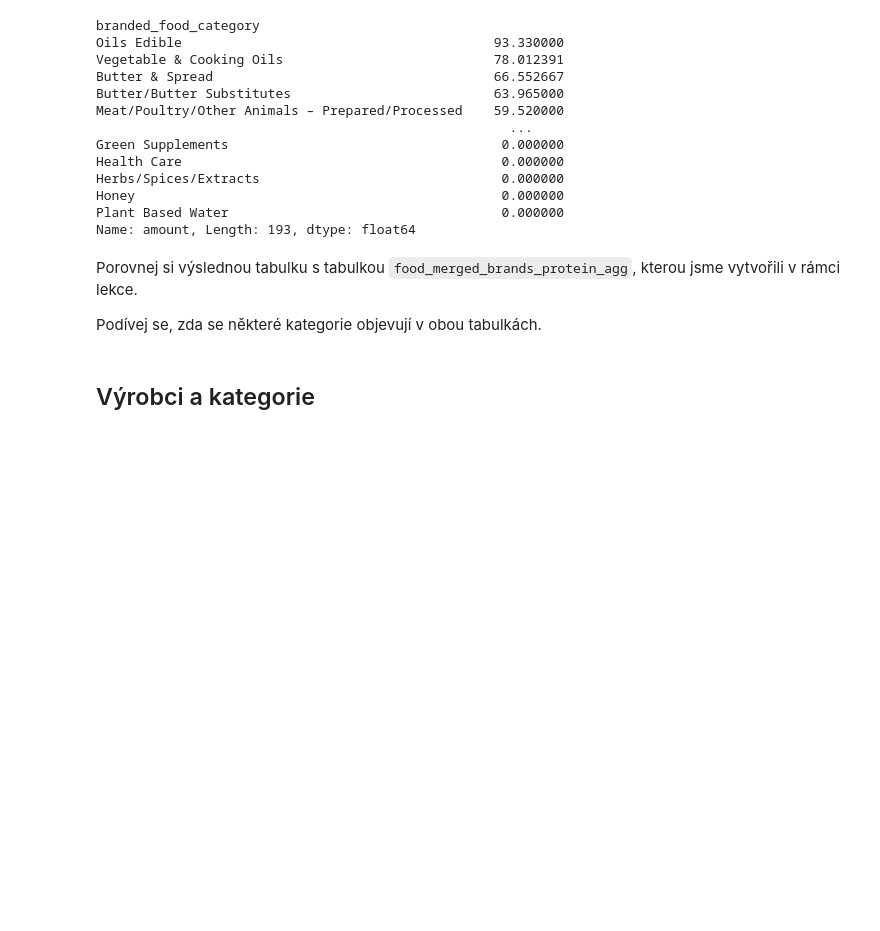
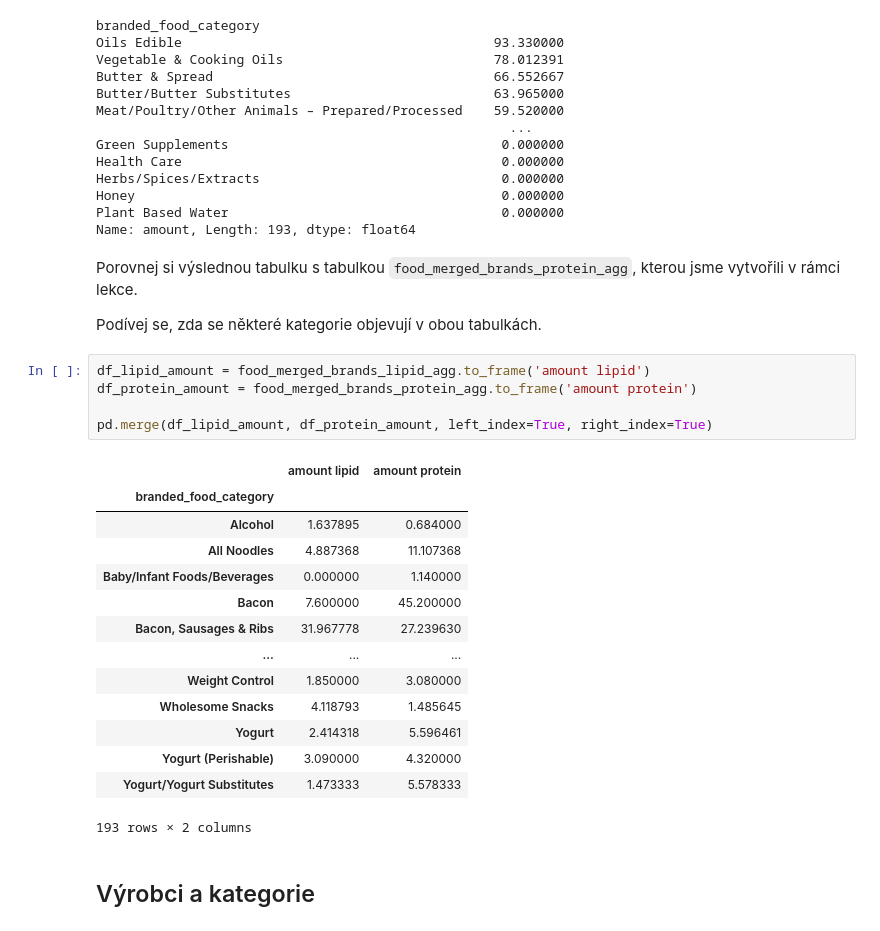
Before and after one commit to AnetaPopelova/czechitas-da-pj24, a Jupyter notebook: notebooks/02-pandas-2/03-spojovani-agregace.ipynb, the cells around one changed output. Cells and saved outputs as stored; diff of their text form; blank space fills up the shorter version.

```diff
--- a/notebooks/02-pandas-2/03-spojovani-agregace.ipynb
+++ b/notebooks/02-pandas-2/03-spojovani-agregace.ipynb
@@ -365,6 +365,26 @@ Name: amount, Length: 193, dtype: float64
 Porovnej si výslednou tabulku s tabulkou `food_merged_brands_protein_agg`, kterou jsme vytvořili v rámci lekce.
 
 Podívej se, zda se některé kategorie objevují v obou tabulkách.
+# %%
+df_lipid_amount = food_merged_brands_lipid_agg.to_frame('amount lipid')
+df_protein_amount = food_merged_brands_protein_agg.to_frame('amount protein')
+
+pd.merge(df_lipid_amount, df_protein_amount, left_index=True, right_index=True)
+# %% [output]
+|  | amount lipid | amount protein |
+| branded_food_category |  |  |
+| Alcohol | 1.637895 | 0.684000 |
+| All Noodles | 4.887368 | 11.107368 |
+| Baby/Infant Foods/Beverages | 0.000000 | 1.140000 |
+| Bacon | 7.600000 | 45.200000 |
+| Bacon, Sausages & Ribs | 31.967778 | 27.239630 |
+| ... | ... | ... |
+| Weight Control | 1.850000 | 3.080000 |
+| Wholesome Snacks | 4.118793 | 1.485645 |
+| Yogurt | 2.414318 | 5.596461 |
+| Yogurt (Perishable) | 3.090000 | 4.320000 |
+| Yogurt/Yogurt Substitutes | 1.473333 | 5.578333 |
+193 rows × 2 columns
 # %% [markdown]
 ## Výrobci a kategorie
 # %% [markdown]
```
